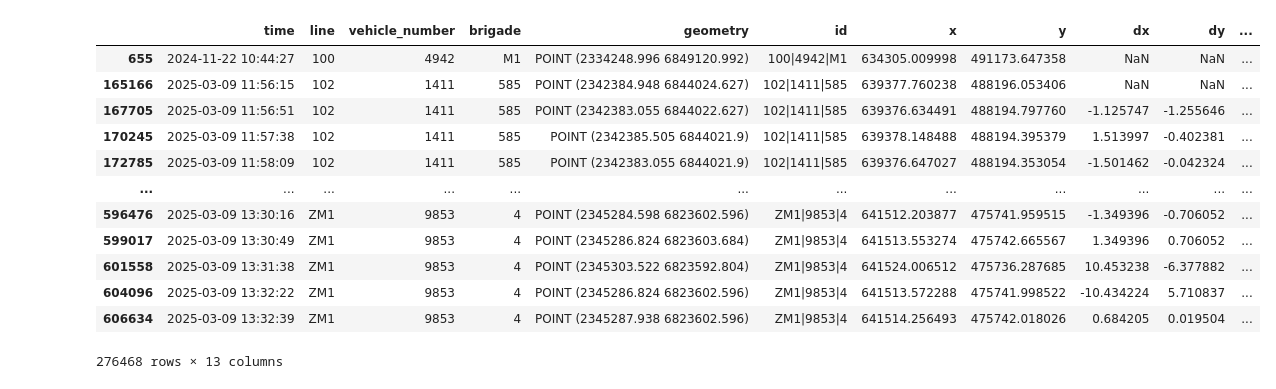
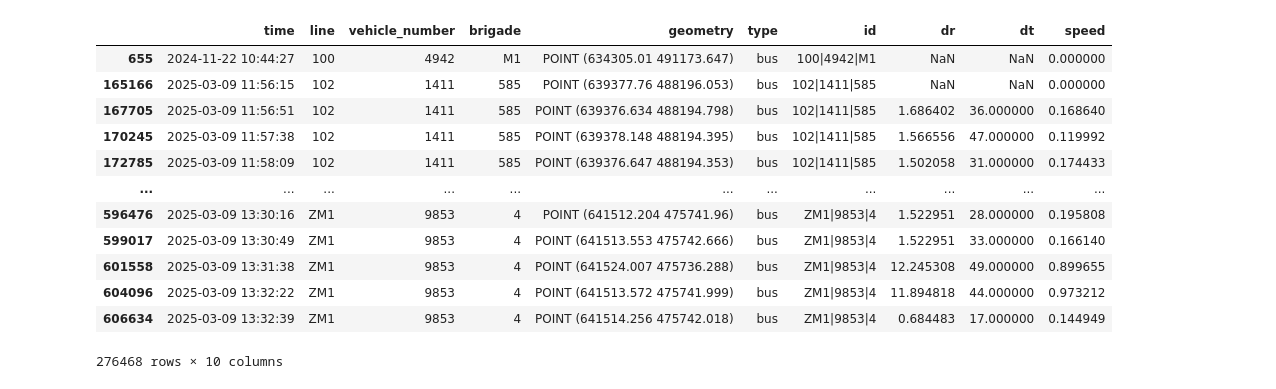
Before and after one commit to PatBoj/Frost-Warsaw, a Jupyter notebook: src/frost_warsaw/process_data.ipynb, the cells around one changed output. Cells and saved outputs as stored; diff of their text form; code cells hidden in the pictures.

```diff
--- a/src/frost_warsaw/process_data.ipynb
+++ b/src/frost_warsaw/process_data.ipynb
@@ -18,4 +400,5 @@ database_file_path = f"{data_parent_directory}/{file_name}.db"
 # %%
+# Here I get gps information about buses and trams
 
 conn = sqlite3.connect(database_file_path)
 gps_data = pd.read_sql(f"SELECT * FROM {table_name}", conn)
@@ -24,9 +407,16 @@ conn.close()
 gps_data = gpd.GeoDataFrame(gps_data, geometry=gpd.points_from_xy(gps_data["lon"], gps_data["lat"]))
 gps_data = gps_data.drop(columns=["lon", "lat", "id"])
 gps_data = gps_data.drop_duplicates()
-gps_data = gps_data.set_crs(epsg=4326) # it's standard coordinate system with degrees
-# calculate distances and velocities in 2180 because it's in meters, and later convert it to 3857
+gps_data = gps_data.set_crs(epsg=4326) # it"s standard coordinate system with degrees
+# calculate distances and velocities in 2180 because it"s in meters, and later convert it to 3857
 
-gps_data['time'] = pd.to_datetime(gps_data['time'], format="%Y-%m-%d %H:%M:%S", errors='coerce')
-gps_data.head()
+gps_data["time"] = pd.to_datetime(gps_data["time"], format="%Y-%m-%d %H:%M:%S", errors="coerce")
+
+gps_data["type"] = gps_data["line"].apply(
+    lambda x: "night_bus" if str(x).startswith("N")
+    else "tram" if str(x).isdigit() and len(x) <= 2
+    else "bus"
+)
+
+gps_data
 # %% [output]
@@ -39,4 +436,12 @@ gps_data.head()
 # %%
+# Here I:
+# - convert the epsg to 2180
+# - create unique id made out of line number, brigade and vehicle number
+# - calculate movement (dx and dy) in meters
+# - calculate position change (?) like dr in meters as well
+# - calculate time between next movements
+# - calculate speed in kilometers per second
+
 gps_data_processed = gps_data.copy()
 gps_data_processed = gps_data_processed.to_crs(epsg="2180")
 gps_data_processed["id"] = gps_data_processed[["line", "vehicle_number", "brigade"]].astype(str).agg("|".join, axis=1)
@@ -52,7 +457,12 @@ gps_data_processed["dr"] = np.hypot(gps_data_processed["dx"], gps_data_processed
 gps_data_processed["dt"] = gps_data_processed.groupby("id")["time"].diff().dt.total_seconds()
 
 gps_data_processed["speed"] = gps_data_processed["dr"] / gps_data_processed["dt"] * 3.6
+gps_data_processed["speed"] = gps_data_processed["speed"].fillna(0)
 
-gps_data_processed = gps_data_processed.to_crs(epsg="3857")
+mask_infinite_speed = gps_data_processed["speed"] == np.inf
+logger.info(f"Replaced {mask_infinite_speed.sum()} rows with 1000 km/h.")
+gps_data_processed.loc[mask_infinite_speed, "speed"] = 1000
+
+gps_data_processed = gps_data_processed.drop(columns=["dx", "dy", "x", "y"])
 gps_data_processed
 # %% [output]
@@ -59,13 +470,13 @@ gps_data_processed
-|  | time | line | vehicle_number | brigade | geometry | id | x | y | dx | dy | ... |
-| 655 | 2024-11-22 10:44:27 | 100 | 4942 | M1 | POINT (2334248.996 6849120.992) | 100|4942|M1 | 634305.009998 | 491173.647358 | NaN | NaN | ... |
-| 165166 | 2025-03-09 11:56:15 | 102 | 1411 | 585 | POINT (2342384.948 6844024.627) | 102|1411|585 | 639377.760238 | 488196.053406 | NaN | NaN | ... |
-| 167705 | 2025-03-09 11:56:51 | 102 | 1411 | 585 | POINT (2342383.055 6844022.627) | 102|1411|585 | 639376.634491 | 488194.797760 | -1.125747 | -1.255646 | ... |
-| 170245 | 2025-03-09 11:57:38 | 102 | 1411 | 585 | POINT (2342385.505 6844021.9) | 102|1411|585 | 639378.148488 | 488194.395379 | 1.513997 | -0.402381 | ... |
-| 172785 | 2025-03-09 11:58:09 | 102 | 1411 | 585 | POINT (2342383.055 6844021.9) | 102|1411|585 | 639376.647027 | 488194.353054 | -1.501462 | -0.042324 | ... |
-| ... | ... | ... | ... | ... | ... | ... | ... | ... | ... | ... | ... |
-| 596476 | 2025-03-09 13:30:16 | ZM1 | 9853 | 4 | POINT (2345284.598 6823602.596) | ZM1|9853|4 | 641512.203877 | 475741.959515 | -1.349396 | -0.706052 | ... |
-| 599017 | 2025-03-09 13:30:49 | ZM1 | 9853 | 4 | POINT (2345286.824 6823603.684) | ZM1|9853|4 | 641513.553274 | 475742.665567 | 1.349396 | 0.706052 | ... |
-| 601558 | 2025-03-09 13:31:38 | ZM1 | 9853 | 4 | POINT (2345303.522 6823592.804) | ZM1|9853|4 | 641524.006512 | 475736.287685 | 10.453238 | -6.377882 | ... |
-| 604096 | 2025-03-09 13:32:22 | ZM1 | 9853 | 4 | POINT (2345286.824 6823602.596) | ZM1|9853|4 | 641513.572288 | 475741.998522 | -10.434224 | 5.710837 | ... |
-| 606634 | 2025-03-09 13:32:39 | ZM1 | 9853 | 4 | POINT (2345287.938 6823602.596) | ZM1|9853|4 | 641514.256493 | 475742.018026 | 0.684205 | 0.019504 | ... |
+|  | time | line | vehicle_number | brigade | geometry | type | id | dr | dt | speed |
+| 655 | 2024-11-22 10:44:27 | 100 | 4942 | M1 | POINT (634305.01 491173.647) | bus | 100|4942|M1 | NaN | NaN | 0.000000 |
+| 165166 | 2025-03-09 11:56:15 | 102 | 1411 | 585 | POINT (639377.76 488196.053) | bus | 102|1411|585 | NaN | NaN | 0.000000 |
+| 167705 | 2025-03-09 11:56:51 | 102 | 1411 | 585 | POINT (639376.634 488194.798) | bus | 102|1411|585 | 1.686402 | 36.000000 | 0.168640 |
+| 170245 | 2025-03-09 11:57:38 | 102 | 1411 | 585 | POINT (639378.148 488194.395) | bus | 102|1411|585 | 1.566556 | 47.000000 | 0.119992 |
+| 172785 | 2025-03-09 11:58:09 | 102 | 1411 | 585 | POINT (639376.647 488194.353) | bus | 102|1411|585 | 1.502058 | 31.000000 | 0.174433 |
+| ... | ... | ... | ... | ... | ... | ... | ... | ... | ... | ... |
+| 596476 | 2025-03-09 13:30:16 | ZM1 | 9853 | 4 | POINT (641512.204 475741.96) | bus | ZM1|9853|4 | 1.522951 | 28.000000 | 0.195808 |
+| 599017 | 2025-03-09 13:30:49 | ZM1 | 9853 | 4 | POINT (641513.553 475742.666) | bus | ZM1|9853|4 | 1.522951 | 33.000000 | 0.166140 |
+| 601558 | 2025-03-09 13:31:38 | ZM1 | 9853 | 4 | POINT (641524.007 475736.288) | bus | ZM1|9853|4 | 12.245308 | 49.000000 | 0.899655 |
+| 604096 | 2025-03-09 13:32:22 | ZM1 | 9853 | 4 | POINT (641513.572 475741.999) | bus | ZM1|9853|4 | 11.894818 | 44.000000 | 0.973212 |
+| 606634 | 2025-03-09 13:32:39 | ZM1 | 9853 | 4 | POINT (641514.256 475742.018) | bus | ZM1|9853|4 | 0.684483 | 17.000000 | 0.144949 |
-276468 rows × 13 columns
+276468 rows × 10 columns
```
Also changed, not shown: parts of 25 cells of this notebook, 5 other files.
